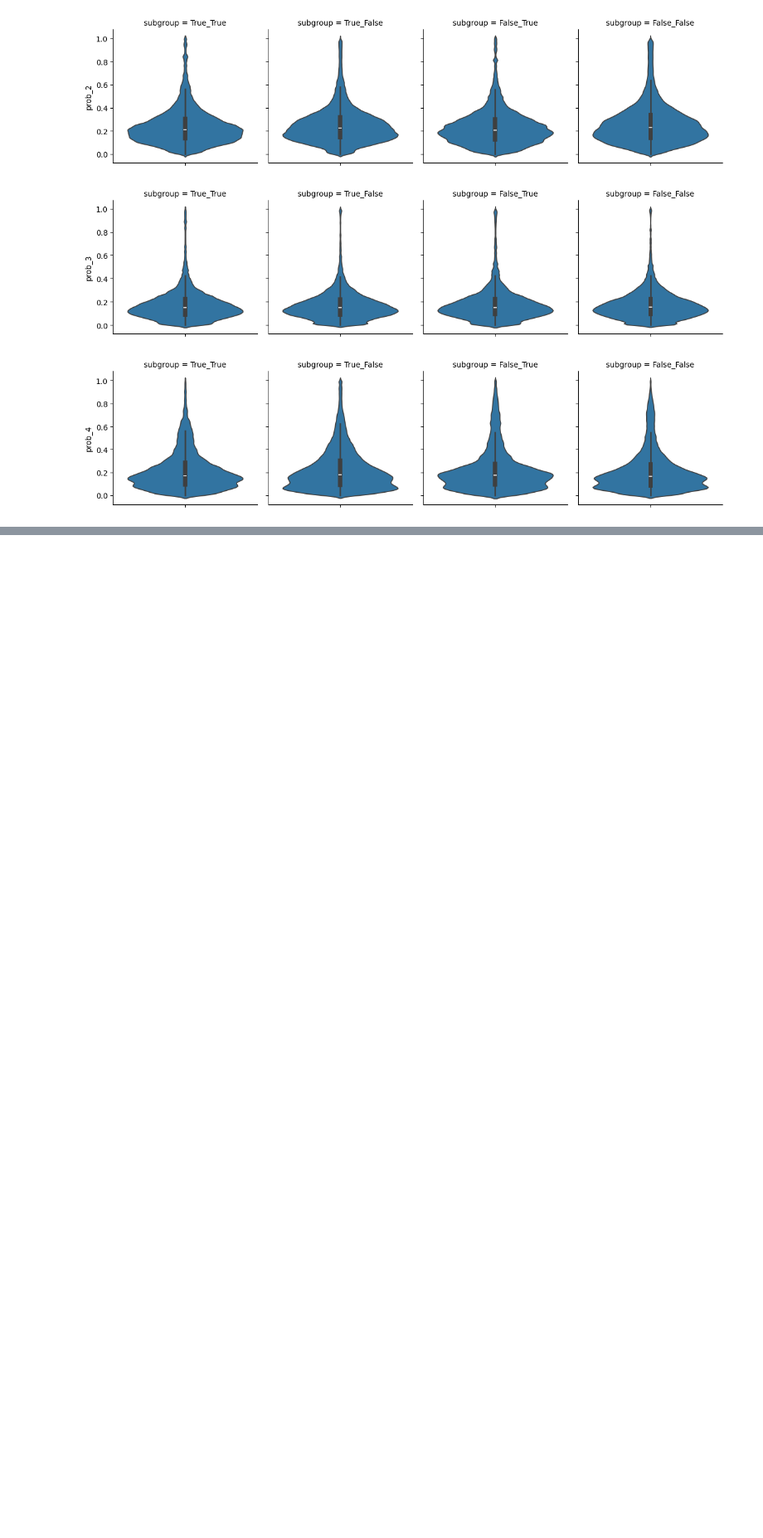
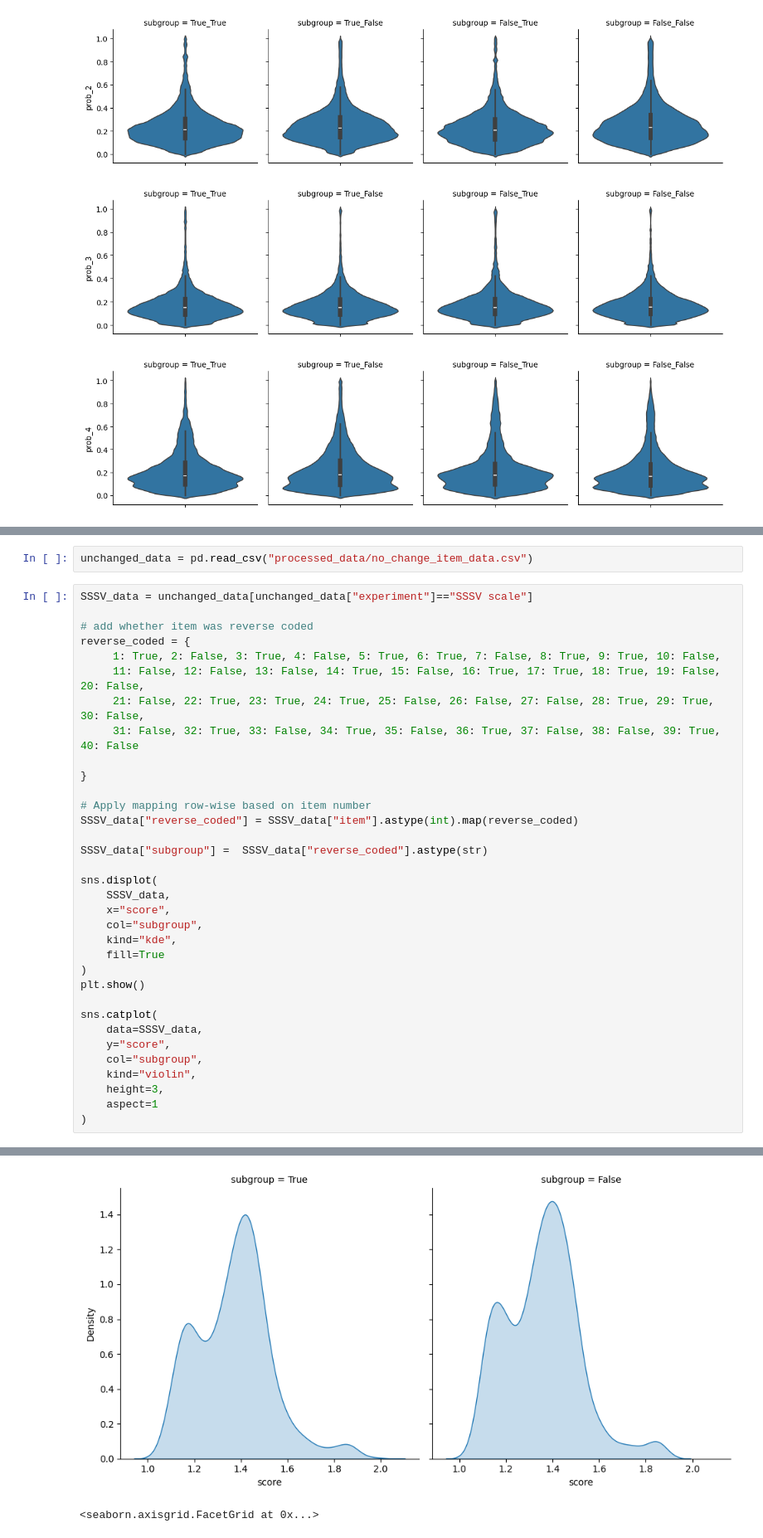
Before and after one commit to jelenameyer/GenInLLM, a Jupyter notebook: data_analysis/test_number_bias.ipynb, the cells around one changed output, grey strips where cells are left out. Shown at 83% size. Drawn from its saved outputs; the diff is of its cells as text; blank space fills up the shorter version.

```diff
--- a/data_analysis/test_number_bias.ipynb
+++ b/data_analysis/test_number_bias.ipynb
@@ -173,0 +164,37 @@ BARRAT_data[["prob_1","prob_2","prob_3","prob_4"]].describe()
+# %%
+unchanged_data = pd.read_csv("processed_data/no_change_item_data.csv")
+# %%
+SSSV_data = unchanged_data[unchanged_data["experiment"]=="SSSV scale"]
+
+# add whether item was reverse coded
+reverse_coded = {
+     1: True, 2: False, 3: True, 4: False, 5: True, 6: True, 7: False, 8: True, 9: True, 10: False,
+     11: False, 12: False, 13: False, 14: True, 15: False, 16: True, 17: True, 18: True, 19: False, 20: False,
+     21: False, 22: True, 23: True, 24: True, 25: False, 26: False, 27: False, 28: True, 29: True, 30: False,
+     31: False, 32: True, 33: False, 34: True, 35: False, 36: True, 37: False, 38: False, 39: True, 40: False
+
+}
+
+# Apply mapping row-wise based on item number
+SSSV_data["reverse_coded"] = SSSV_data["item"].astype(int).map(reverse_coded)
+
+SSSV_data["subgroup"] =  SSSV_data["reverse_coded"].astype(str)
+
+sns.displot(
+    SSSV_data,
+    x="score",
+    col="subgroup",
+    kind="kde",
+    fill=True
+)
+plt.show()
+
+sns.catplot(
+    data=SSSV_data,
+    y="score",
+    col="subgroup",
+    kind="violin",
+    height=3,
+    aspect=1
+)
+# %% [output]
@@ -173,0 +211,2 @@ BARRAT_data[["prob_1","prob_2","prob_3","prob_4"]].describe()
+[figure, added]
+<seaborn.axisgrid.FacetGrid at 0x...>
```
Also changed, not shown: parts of 4 cells of this notebook, 1 other file.
